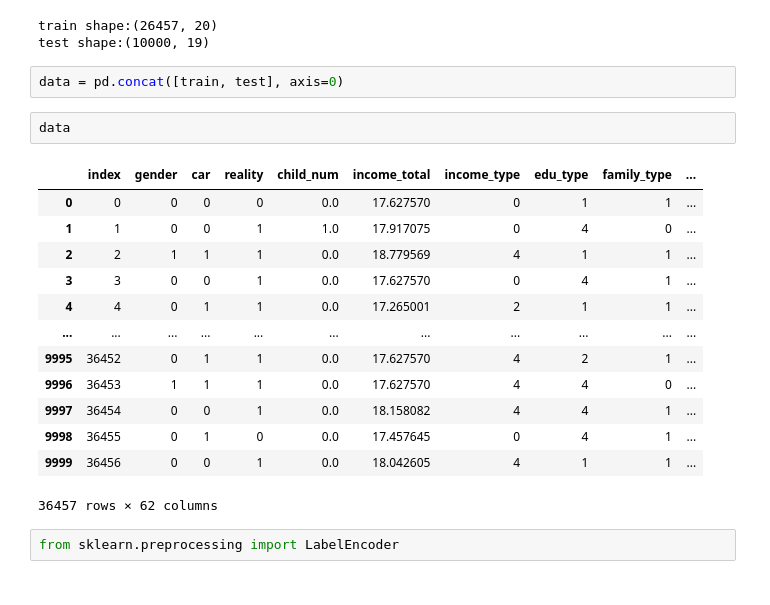
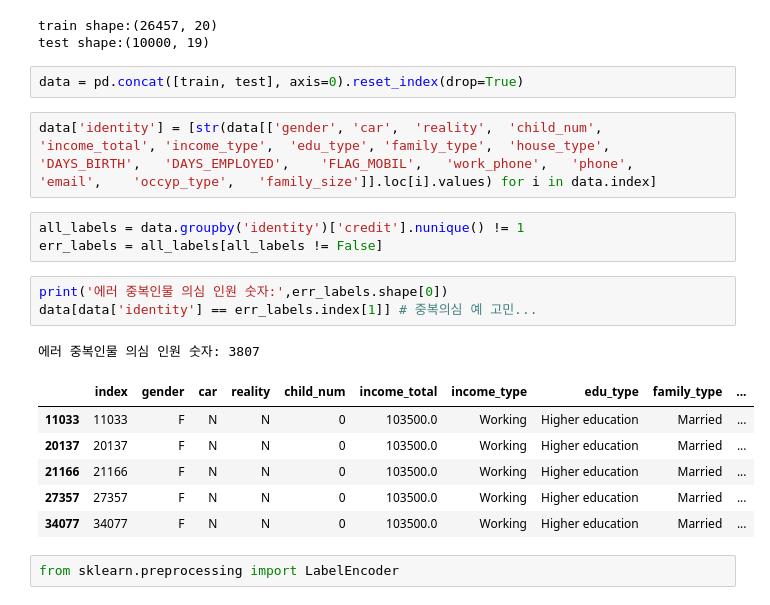
Before and after one commit to O-Kpy/Kaggle, a Jupyter notebook: Dacon_신용_예측_복습.ipynb, the cells around one changed output. Drawn from its saved outputs; the diff is of its cells as text.

```diff
--- a/Dacon_신용_예측_복습.ipynb
+++ b/Dacon_신용_예측_복습.ipynb
@@ -18,23 +18,23 @@ test_index = test['index']
 train shape:(26457, 20)
 test shape:(10000, 19)
 # %%
-data = pd.concat([train, test], axis=0)
+data = pd.concat([train, test], axis=0).reset_index(drop=True)
-# %%
-data
-# %% [output]
-|  | index | gender | car | reality | child_num | income_total | income_type | edu_type | family_type | ... |
-| 0 | 0 | 0 | 0 | 0 | 0.0 | 17.627570 | 0 | 1 | 1 | ... |
-| 1 | 1 | 0 | 0 | 1 | 1.0 | 17.917075 | 0 | 4 | 0 | ... |
-| 2 | 2 | 1 | 1 | 1 | 0.0 | 18.779569 | 4 | 1 | 1 | ... |
-| 3 | 3 | 0 | 0 | 1 | 0.0 | 17.627570 | 0 | 4 | 1 | ... |
-| 4 | 4 | 0 | 1 | 1 | 0.0 | 17.265001 | 2 | 1 | 1 | ... |
-| ... | ... | ... | ... | ... | ... | ... | ... | ... | ... | ... |
-| 9995 | 36452 | 0 | 1 | 1 | 0.0 | 17.627570 | 4 | 2 | 1 | ... |
-| 9996 | 36453 | 1 | 1 | 1 | 0.0 | 17.627570 | 4 | 4 | 0 | ... |
-| 9997 | 36454 | 0 | 0 | 1 | 0.0 | 18.158082 | 4 | 4 | 1 | ... |
-| 9998 | 36455 | 0 | 1 | 0 | 0.0 | 17.457645 | 0 | 4 | 1 | ... |
-| 9999 | 36456 | 0 | 0 | 1 | 0.0 | 18.042605 | 4 | 1 | 1 | ... |
-36457 rows × 62 columns
+# %%
+data['identity'] = [str(data[['gender',	'car',	'reality',	'child_num',	'income_total',	'income_type',	'edu_type',	'family_type',	'house_type',	'DAYS_BIRTH',	'DAYS_EMPLOYED',	'FLAG_MOBIL',	'work_phone',	'phone',	'email',	'occyp_type',	'family_size']].loc[i].values) for i in data.index]
+# %%
+all_labels = data.groupby('identity')['credit'].nunique() != 1
+err_labels = all_labels[all_labels != False]
+# %%
+print('에러 중복인물 의심 인원 숫자:',err_labels.shape[0])
+data[data['identity'] == err_labels.index[1]] # 중복의심 예 고민...
+# %% [output]
+에러 중복인물 의심 인원 숫자: 3807
+|  | index | gender | car | reality | child_num | income_total | income_type | edu_type | family_type | ... |
+| 11033 | 11033 | F | N | N | 0 | 103500.0 | Working | Higher education | Married | ... |
+| 20137 | 20137 | F | N | N | 0 | 103500.0 | Working | Higher education | Married | ... |
+| 21166 | 21166 | F | N | N | 0 | 103500.0 | Working | Higher education | Married | ... |
+| 27357 | 27357 | F | N | N | 0 | 103500.0 | Working | Higher education | Married | ... |
+| 34077 | 34077 | F | N | N | 0 | 103500.0 | Working | Higher education | Married | ... |
 # %%
 from sklearn.preprocessing import LabelEncoder
 # %%
```
Also changed, not shown: parts of 10 cells of this notebook.
